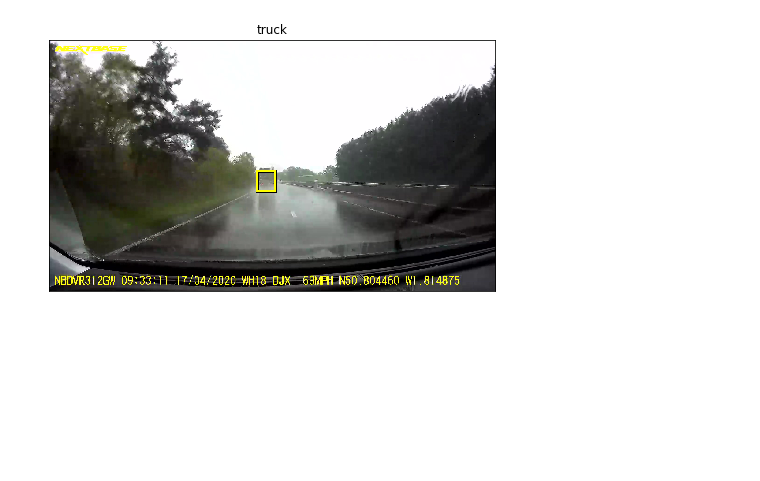
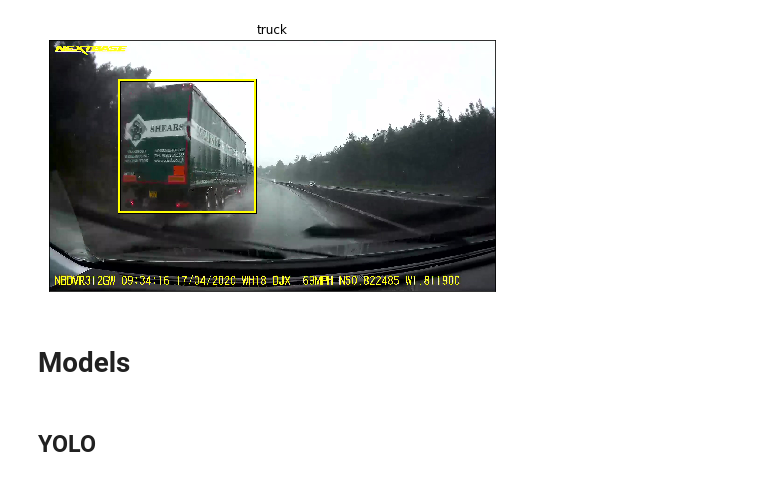
Before and after one commit to ehsantaati/ObjectDetection_Compare_BU, a Jupyter notebook: Comparing_Objects.ipynb, the cells around one changed output. Saved outputs shown, nothing was run; the diff lists cells and outputs as text; code cells hidden in the pictures; blank space fills up the shorter version.

Commit message:
changing data preparation codes from 5 to 4 classes(YOLO dosen't have van in its objects) and changing the custom dataset based on the latest CV lecture

```diff
--- a/Comparing_Objects.ipynb
+++ b/Comparing_Objects.ipynb
@@ -31,0 +29,3 @@ i2c(0)
+# %%
+Brnmth_data = pd.read_csv('mergedlbls.csv')
+Brnmth_data.head()
@@ -32,3 +39,6 @@ i2c(0)
+# %%
+i2c = np.unique(np.array(Brnmth_data.class_id))
+c2i = {k:v for v,k in enumerate(i2c)}
 # %%
 class ToTensor(transforms.ToTensor):
     def __call__(self, inp):
@@ -58,4 +73,5 @@ class ODdataset(Dataset):
         return frame, (torch.Tensor([y_cls]).long(), torch.Tensor(y_bbox).float())
 # %%
 # initiate datasets
-test_ds= ODdataset(csv_file = 'mergedlbls.csv', root_dir = 'Frames/')
+test_ds= ODdataset(csv_file = 'mergedlbls.csv', root_dir = 'Frames/',c2i=c2i)
+test_ds[100]
@@ -62,16 +96,22 @@ test_ds= ODdataset(csv_file = 'mergedlbls.csv', root_dir = 'Frames/')
 # %%
 def show_img_bbox(x,y,ax=None):
     H,W = x.shape[1:]
-    xc = y[1][0]
-    yc = y[1][1]
-    w = y[1][2]
-    h = y[1][3]
-    xtl = xc-w/2
+    ax = show_img(x.numpy().transpose(1,2,0), ax=ax, title=i2c[y[0]])
+    # denormilising
+    xc = y[1][0]*W
+    yc = y[1][1]*H
+    w = y[1][2]*W
+    h = y[1][3]*H
+    xtl = xc-w/2 # convert center point to top-left point
     ytl = yc-w/2
-    ax = show_img(x, ax=ax, title=i2c(y[0])[0])
+
     draw_rect(ax, [xtl, ytl], w, h)
 # %%
-x,y =test_ds[18]
+x,y =test_ds[165]
 show_img_bbox(x,y)
 # %% [output]
-[figure, old version]
+[figure, new version]
+# %% [markdown]
+# Models
+# %% [markdown]
+## YOLO
```
Also changed, not shown: parts of 7 cells of this notebook, 2 other files.
